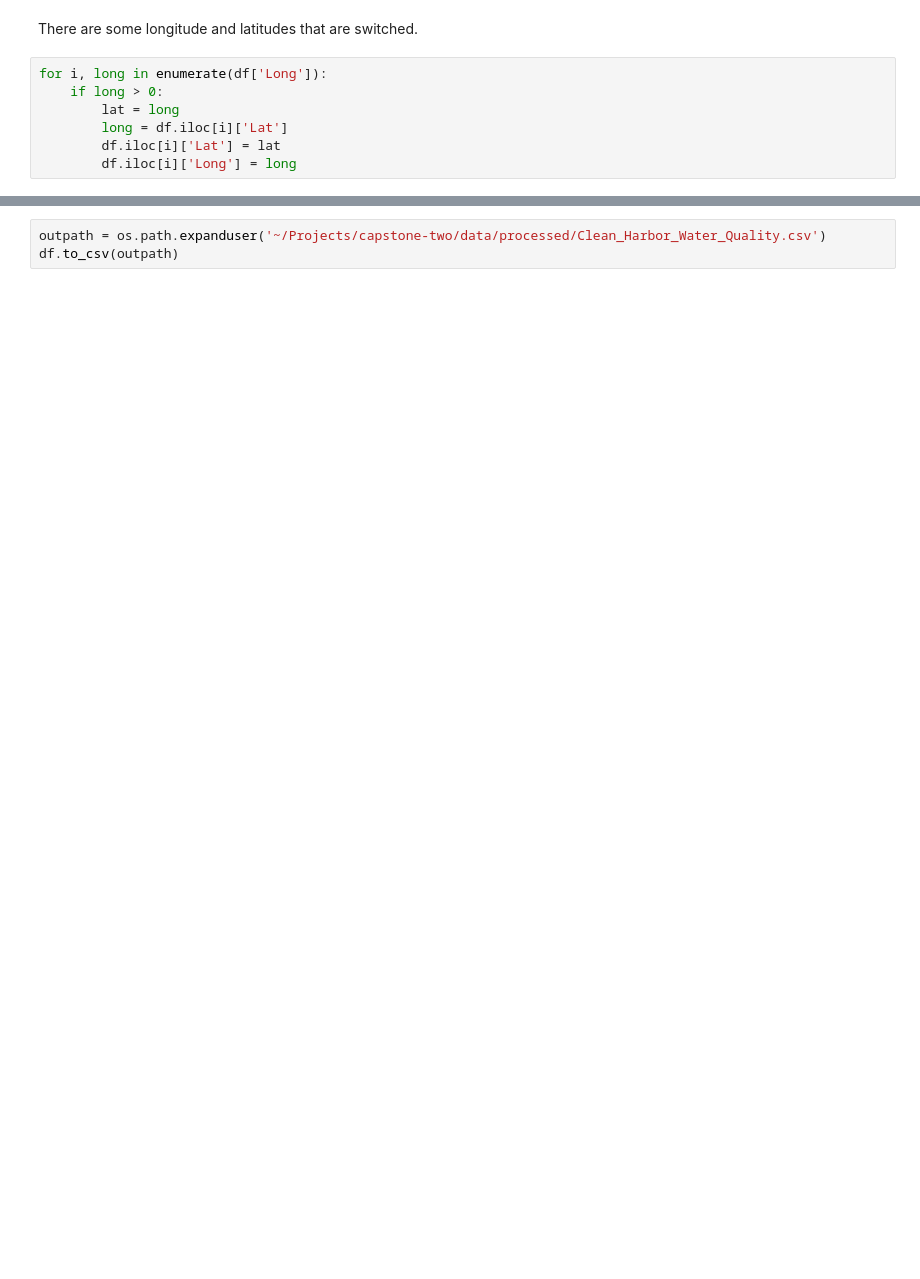
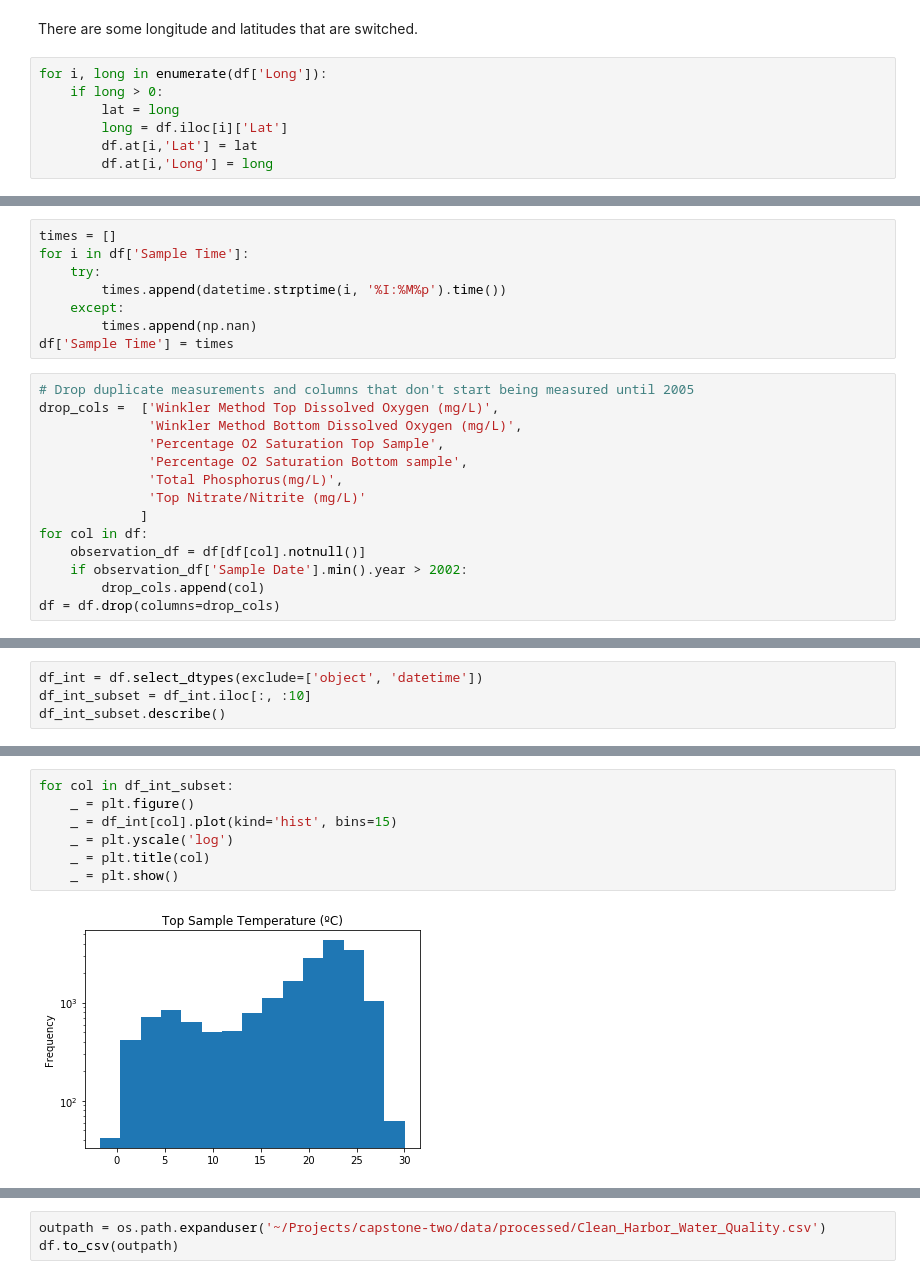
Before and after one commit to dradamski/capstone-two, a Jupyter notebook: notebooks/Data Wrangling.ipynb, the cells around one changed output, grey strips where cells are left out. Saved outputs shown, nothing was run; the diff lists cells and outputs as text; blank space fills up the shorter version.

```diff
--- a/notebooks/Data Wrangling.ipynb
+++ b/notebooks/Data Wrangling.ipynb
@@ -284,5 +285,5 @@ for i, long in enumerate(df['Long']):
     if long > 0:
         lat = long
         long = df.iloc[i]['Lat']
-        df.iloc[i]['Lat'] = lat
-        df.iloc[i]['Long'] = long
+        df.at[i,'Lat'] = lat
+        df.at[i,'Long'] = long
@@ -296,0 +290,22 @@ See the caveats in the documentation: http://pandas.pydata.org/pandas-docs/stabl
+# %%
+times = []
+for i in df['Sample Time']:
+    try:
+        times.append(datetime.strptime(i, '%I:%M%p').time())
+    except:
+        times.append(np.nan)
+df['Sample Time'] = times
+# %%
+# Drop duplicate measurements and columns that don't start being measured until 2005
+drop_cols =  ['Winkler Method Top Dissolved Oxygen (mg/L)',
+              'Winkler Method Bottom Dissolved Oxygen (mg/L)',
+              'Percentage O2 Saturation Top Sample',
+              'Percentage O2 Saturation Bottom sample',
+              'Total Phosphorus(mg/L)',
+              'Top Nitrate/Nitrite (mg/L)'
+             ]
+for col in df:
+    observation_df = df[df[col].notnull()]
+    if observation_df['Sample Date'].min().year > 2002:
+        drop_cols.append(col)
+df = df.drop(columns=drop_cols)
@@ -296,0 +314,4 @@ See the caveats in the documentation: http://pandas.pydata.org/pandas-docs/stabl
+# %%
+df_int = df.select_dtypes(exclude=['object', 'datetime'])
+df_int_subset = df_int.iloc[:, :10]
+df_int_subset.describe()
@@ -296,0 +328,9 @@ See the caveats in the documentation: http://pandas.pydata.org/pandas-docs/stabl
+# %%
+for col in df_int_subset:
+    _ = plt.figure()
+    _ = df_int[col].plot(kind='hist', bins=15)
+    _ = plt.yscale('log')
+    _ = plt.title(col)
+    _ = plt.show()
+# %% [output]
+[figure, added]
```
Also changed, not shown: parts of 40 cells of this notebook.
